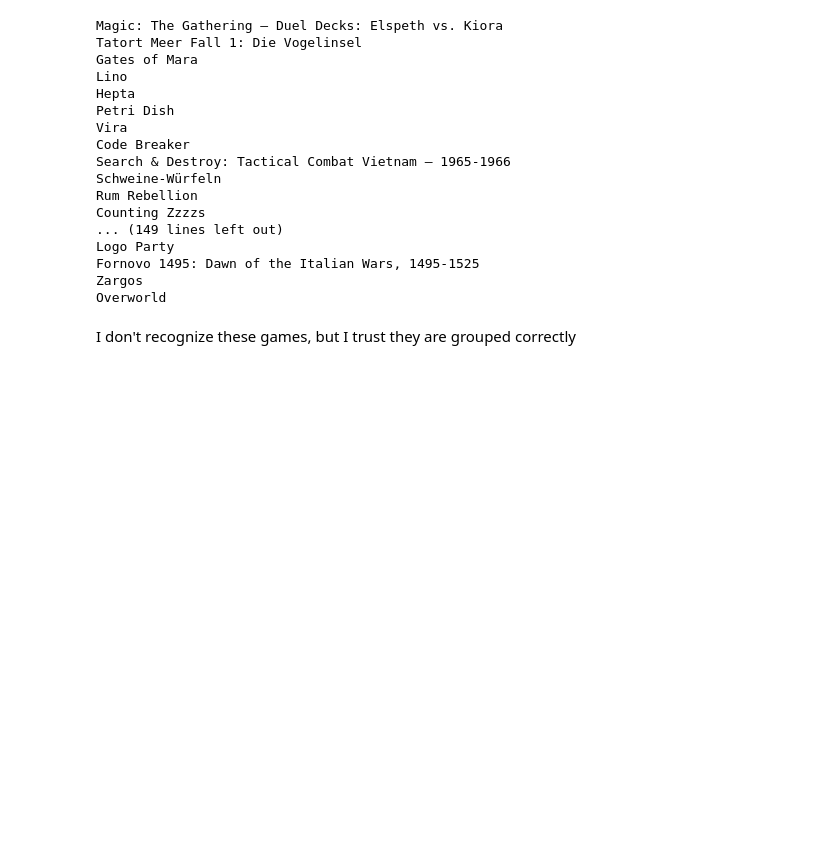
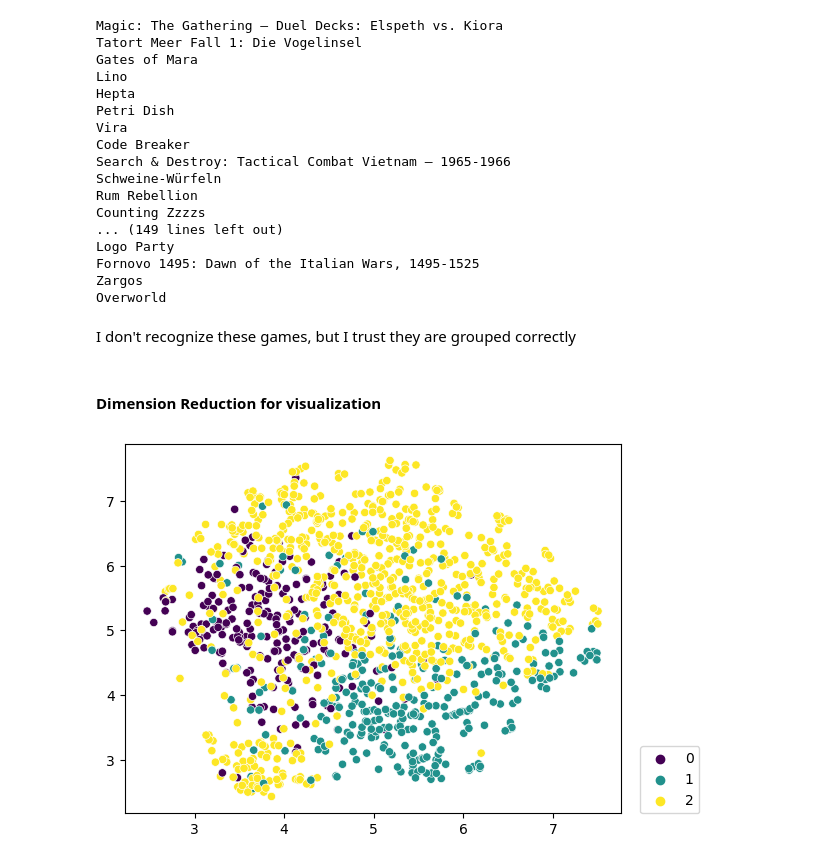
Before and after one commit to cchristensn/486MLProject, a Jupyter notebook: BoardgamesClustering.ipynb, the cells around one changed output. Cells and saved outputs as stored; diff of their text form; code cells hidden in the pictures; blank space fills up the shorter version.

Commit message:
Add UMAP visualization of clusters. Update Readme

```diff
--- a/BoardgamesClustering.ipynb
+++ b/BoardgamesClustering.ipynb
@@ -270,3 +271,14 @@ Zargos
 Overworld
 # %% [markdown]
 I don't recognize these games, but I trust they are grouped correctly
+# %% [markdown]
+#### Dimension Reduction for visualization
+# %%
+ScaledGames['Cluster']=clustersgmm
+# %%
+umap = UMAP(n_neighbors=50)
+um = umap.fit_transform(ScaledGames)
+sns.scatterplot(x=um[:,0], y=um[:,1], hue =clustersgmm,  palette='viridis')
+plt.legend(loc=(1.04,0));
+# %% [output]
+[figure, added]
```
Also changed, not shown: parts of 1 cell of this notebook, 1 other file.
